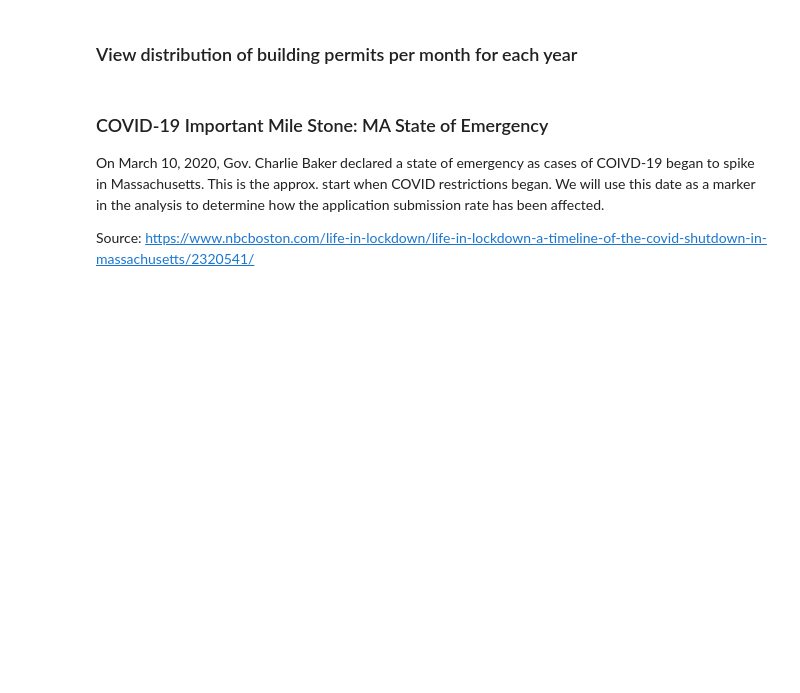
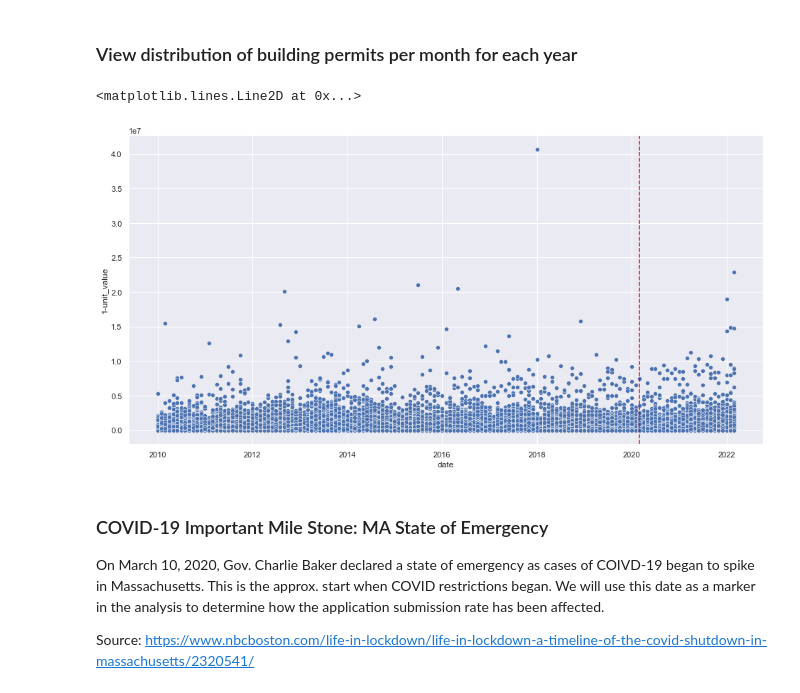
Before and after one commit to sauyeung92/MA_build_permit_analysis, a Jupyter notebook: MA Census Bureau Permit Analysis.ipynb, the cells around one changed output. Cells and saved outputs as stored; diff of their text form; code cells hidden in the pictures; blank space fills up the shorter version.

```diff
--- a/MA Census Bureau Permit Analysis.ipynb
+++ b/MA Census Bureau Permit Analysis.ipynb
@@ -219,6 +219,18 @@ county_dist = pd.pivot_table(ma_df, index = ['county_name', 'year'],
 ma_df_piv = pd.pivot_table(ma_df,
                            index = ['date','year', 'month', 'classif'],
                            values = ['total_buildings'], aggfunc = np.sum).reset_index()
+# %%
+sns.set(style = 'darkgrid')
+plt.figure(figsize = (16,8))
+
+sns.scatterplot(
+    x = ma_df.date, y = ma_df['1-unit_value'])
+
+#red vertical line indicates start date of COVID-19 restrictions
+plt.axvline(pd.to_datetime('2020-03-01'), color = 'red', linestyle = '--')
+# %% [output]
+<matplotlib.lines.Line2D at 0x...>
+[figure, added]
 # %% [markdown]
 ### COVID-19 Important Mile Stone: MA State of Emergency
 
```
Also changed, not shown: parts of 2 cells of this notebook.
